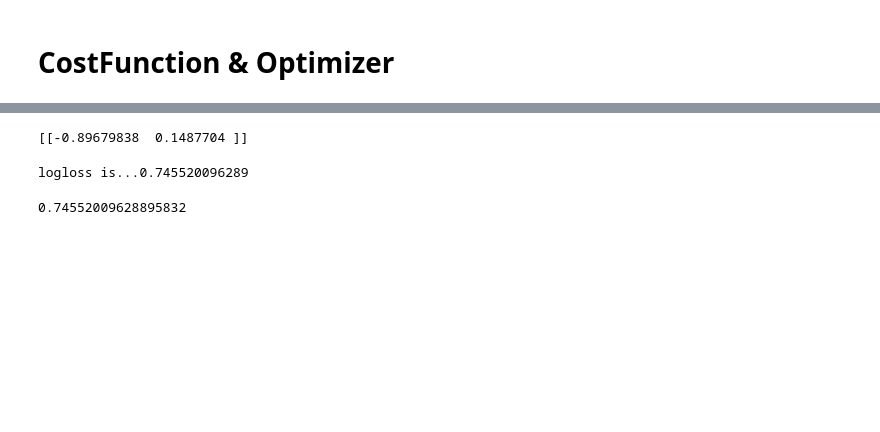
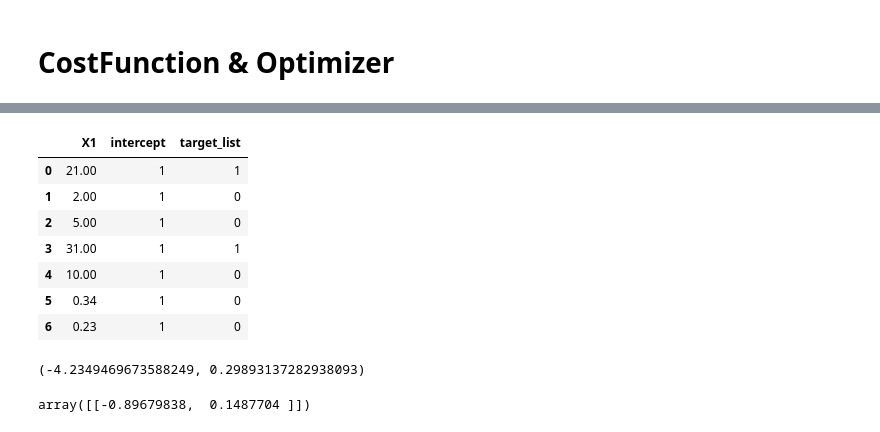
Before and after one commit to hvillamil3/Study, a Jupyter notebook: Logistic_Regression_study.ipynb, the cells around one changed output, grey strips where cells are left out. Saved outputs shown, nothing was run; the diff lists cells and outputs as text; code cells hidden in the pictures; blank space fills up the shorter version.

Commit message:
added dataframe for output

```diff
--- a/Logistic_Regression_study.ipynb
+++ b/Logistic_Regression_study.ipynb
@@ -362,0 +365,12 @@ b1 = 0.551086154371
+# %%
+#new derivative
+#https://math.stackexchange.com/questions/477207/derivative-of-cost-function-for-logistic-regression
+intercept = [1]*len(rawdata)
+#for act,data in zip(target_list,rawdata,intercept):
+dev0 = []
+dev1 = []
+for act,p,data,ones in zip(target_list,test_P,rawdata,intercept):
+    dev0.append((act-p)*ones)
+    dev1.append((act-p)*data)
+    print(act,'-',p,' * ',data,' = ',(act-p)*data)
+print(sum(dev0)/len(rawdata),sum(dev0),sum(dev1)/len(rawdata),sum(dev1))
@@ -395,24 +453,2 @@ b1 = -3.91388945812
 
  Slope is negative go forward
-# %%
-#### Optimizer of Costfunction Given :b01,b1, derivative of logloss and learning rate ######
-
-#b0=b0+alpha*(y-prediction)*prediction*(1-prediction)*x0
-#b1=b1+alpha*(y-prediction)*prediction*(1-prediction)*x1
-
-#http://machinelearningmastery.com/logistic-regression-tutorial-for-machine-learning/
-
-#ANSWER KEY WHAT coeff should be
-
-## Use sklearn to learn coefficients
-#http://scikit-learn.org/stable/modules/generated/sklearn.metrics.log_loss.html
-exampl = pd.DataFrame.from_dict({'x':rawdata,'y':target_list})
-y4, X4 = dmatrices('y ~ x', exampl, return_type='dataframe')
-# flatten y so we can incorporate in sklearn functions
-y4 = np.ravel(y4)
-lr1 = LogisticRegression(max_iter=1000)
-lr1.fit(X4,y4 )
-print (lr1.coef_)
-#try other cofficients to see if you can do better sklearn
-# %% [output]
-[[-0.89679838  0.1487704 ]]
@@ -422,15 +455,15 @@ print (lr1.coef_)
-# %%
-#logistic play
-# values in PredictionProbability are the probabilities predicted.
-#TOY logloss
-PredictionProbability=[.999,0.0004,.1,.66,.2,.0001]
-target_list=[1,0,0,1,0,0]
-fin=[]
-for target,predictionP in zip(target_list,PredictionProbability):
-    fin.append((target*np.log(predictionP) + (1-target)*np.log(1-predictionP)))
-print('logloss is...'+str(-1*sum(fin)) )#/len(tt) <- for mean logloss is actual logloss a mean?
-      #http://www.exegetic.biz/blog/2015/12/making-sense-logarithmic-loss/
-log_loss(target_list,PredictionProbability,normalize=False)
-# %% [output]
-logloss is...0.745520096289
-0.74552009628895832
+# %%
+newD = pd.DataFrame(rawdata,columns=['X1'])
+newD['intercept']=intercept
+newD['target_list'] = target_list
+# %%
+newD
+# %% [output]
+|  | X1 | intercept | target_list |
+| 0 | 21.00 | 1 | 1 |
+| 1 | 2.00 | 1 | 0 |
+| 2 | 5.00 | 1 | 0 |
+| 3 | 31.00 | 1 | 1 |
+| 4 | 10.00 | 1 | 0 |
+| 5 | 0.34 | 1 | 0 |
+| 6 | 0.23 | 1 | 0 |
@@ -436,0 +540,8 @@ logloss is...0.745520096289
+# %%
+bet0, bet1
+# %% [output]
+(-4.2349469673588249, 0.29893137282938093)
+# %%
+lr1.coef_
+# %% [output]
+array([[-0.89679838,  0.1487704 ]])
```
Also changed, not shown: parts of 29 cells of this notebook, 1 other file.
